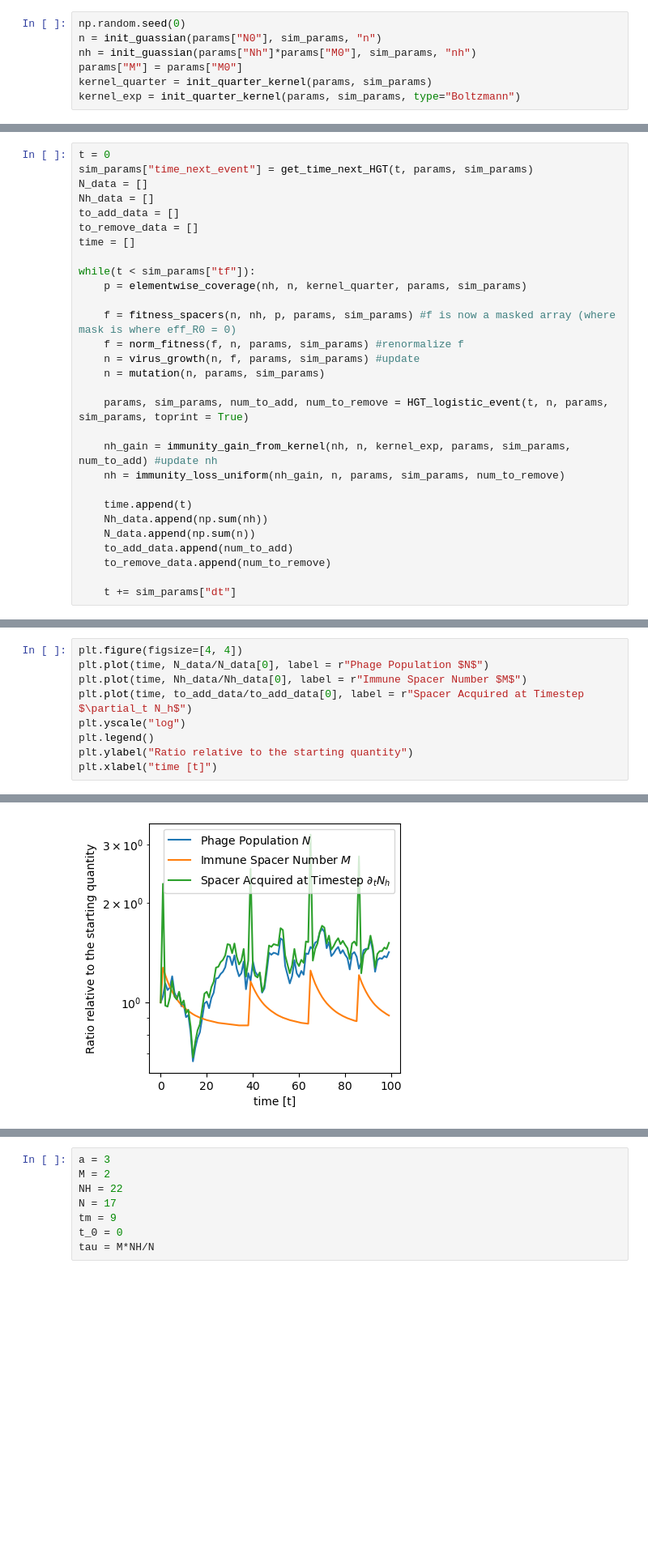
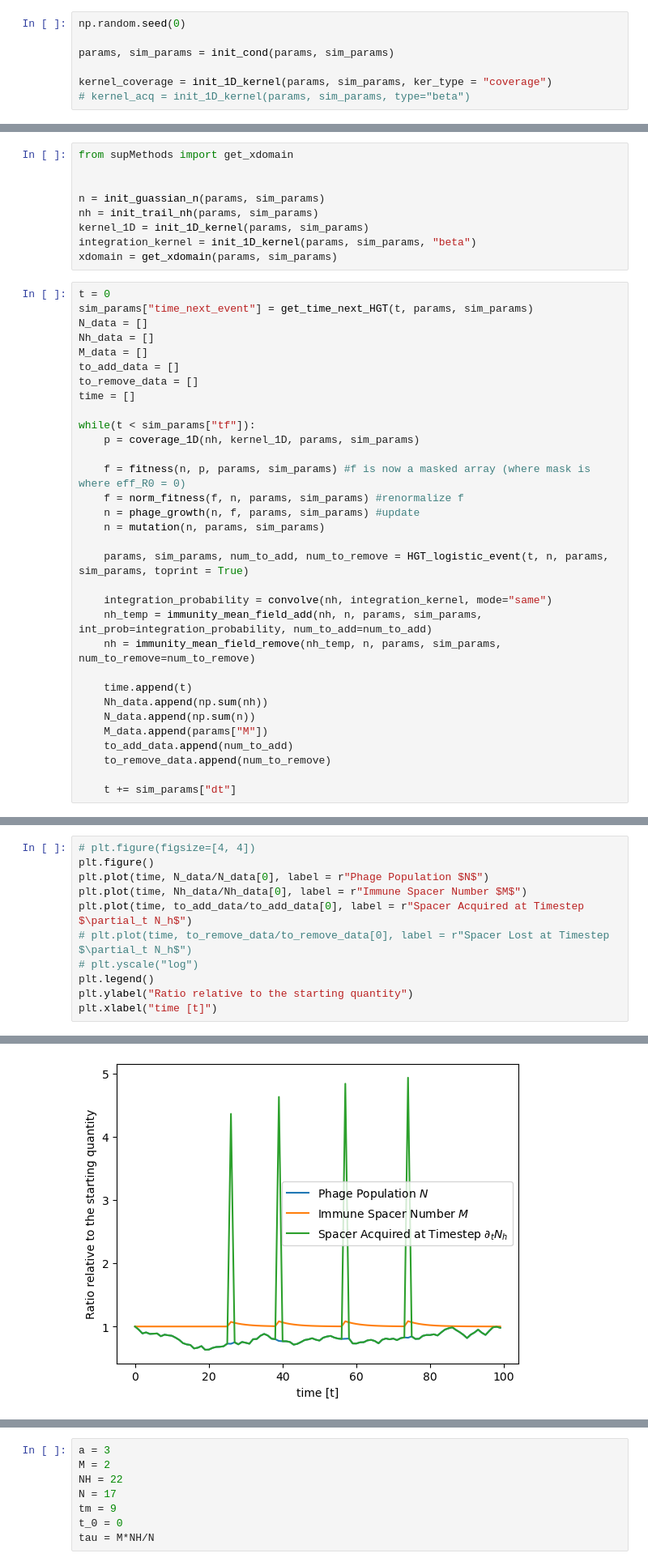
Before and after one commit to zhizhang1445/CRISPR_Sim, a Jupyter notebook: Unittest/HGTevents.ipynb, the cells around one changed output, grey strips where cells are left out. Shown at 81% size. Cells and saved outputs as stored; diff of their text form; blank space fills up the shorter version.

```diff
--- a/Unittest/HGTevents.ipynb
+++ b/Unittest/HGTevents.ipynb
@@ -55,7 +61,7 @@ sim_params = { #parameters relevant for the simulation (including Inital Valuess
-# %%
-np.random.seed(0)
-n = init_guassian(params["N0"], sim_params, "n")
-nh = init_guassian(params["Nh"]*params["M0"], sim_params, "nh")
-params["M"] = params["M0"]
-kernel_quarter = init_quarter_kernel(params, sim_params)
-kernel_exp = init_quarter_kernel(params, sim_params, type="Boltzmann")
+# %%
+np.random.seed(0)
+
+params, sim_params = init_cond(params, sim_params)
+
+kernel_coverage = init_1D_kernel(params, sim_params, ker_type = "coverage")
+# kernel_acq = init_1D_kernel(params, sim_params, type="beta")
@@ -62,28 +75,40 @@ kernel_exp = init_quarter_kernel(params, sim_params, type="Boltzmann")
+# %%
+from supMethods import get_xdomain
+
+
+n = init_guassian_n(params, sim_params)
+nh = init_trail_nh(params, sim_params)
+kernel_1D = init_1D_kernel(params, sim_params)
+integration_kernel = init_1D_kernel(params, sim_params, "beta")
+xdomain = get_xdomain(params, sim_params)
 # %%
 t = 0
 sim_params["time_next_event"] = get_time_next_HGT(t, params, sim_params)
 N_data = []
 Nh_data = []
+M_data = []
 to_add_data = []
 to_remove_data = []
 time = []
 
 while(t < sim_params["tf"]):
-    p = elementwise_coverage(nh, n, kernel_quarter, params, sim_params)
+    p = coverage_1D(nh, kernel_1D, params, sim_params)
 
-    f = fitness_spacers(n, nh, p, params, sim_params) #f is now a masked array (where mask is where eff_R0 = 0)
+    f = fitness(n, p, params, sim_params) #f is now a masked array (where mask is where eff_R0 = 0)
     f = norm_fitness(f, n, params, sim_params) #renormalize f
-    n = virus_growth(n, f, params, sim_params) #update
+    n = phage_growth(n, f, params, sim_params) #update
     n = mutation(n, params, sim_params)
 
     params, sim_params, num_to_add, num_to_remove = HGT_logistic_event(t, n, params, sim_params, toprint = True)
 
-    nh_gain = immunity_gain_from_kernel(nh, n, kernel_exp, params, sim_params, num_to_add) #update nh
-    nh = immunity_loss_uniform(nh_gain, n, params, sim_params, num_to_remove)
+    integration_probability = convolve(nh, integration_kernel, mode="same")
+    nh_temp = immunity_mean_field_add(nh, n, params, sim_params, int_prob=integration_probability, num_to_add=num_to_add)
+    nh = immunity_mean_field_remove(nh_temp, n, params, sim_params, num_to_remove=num_to_remove)
 
     time.append(t)
     Nh_data.append(np.sum(nh))
     N_data.append(np.sum(n))
+    M_data.append(params["M"])
     to_add_data.append(num_to_add)
     to_remove_data.append(num_to_remove)
 
@@ -109,15 +139,17 @@ Nothing happens at time: 99
 # %%
-plt.figure(figsize=[4, 4])
+# plt.figure(figsize=[4, 4])
+plt.figure()
 plt.plot(time, N_data/N_data[0], label = r"Phage Population $N$")
 plt.plot(time, Nh_data/Nh_data[0], label = r"Immune Spacer Number $M$")
 plt.plot(time, to_add_data/to_add_data[0], label = r"Spacer Acquired at Timestep $\partial_t N_h$")
-plt.yscale("log")
+# plt.plot(time, to_remove_data/to_remove_data[0], label = r"Spacer Lost at Timestep $\partial_t N_h$")
+# plt.yscale("log")
 plt.legend()
 plt.ylabel("Ratio relative to the starting quantity")
 plt.xlabel("time [t]")
 # %% [output]
 Text(0.5, 0, 'time [t]')
-[figure, old version]
+[figure, new version]
 # %%
 plt.figure(figsize=[3, 3])
 # plt.plot(time, N_data/N_data[0], label = r"Phage Population $N$")
```
Also changed, not shown: parts of 24 cells of this notebook, 25 other files.
